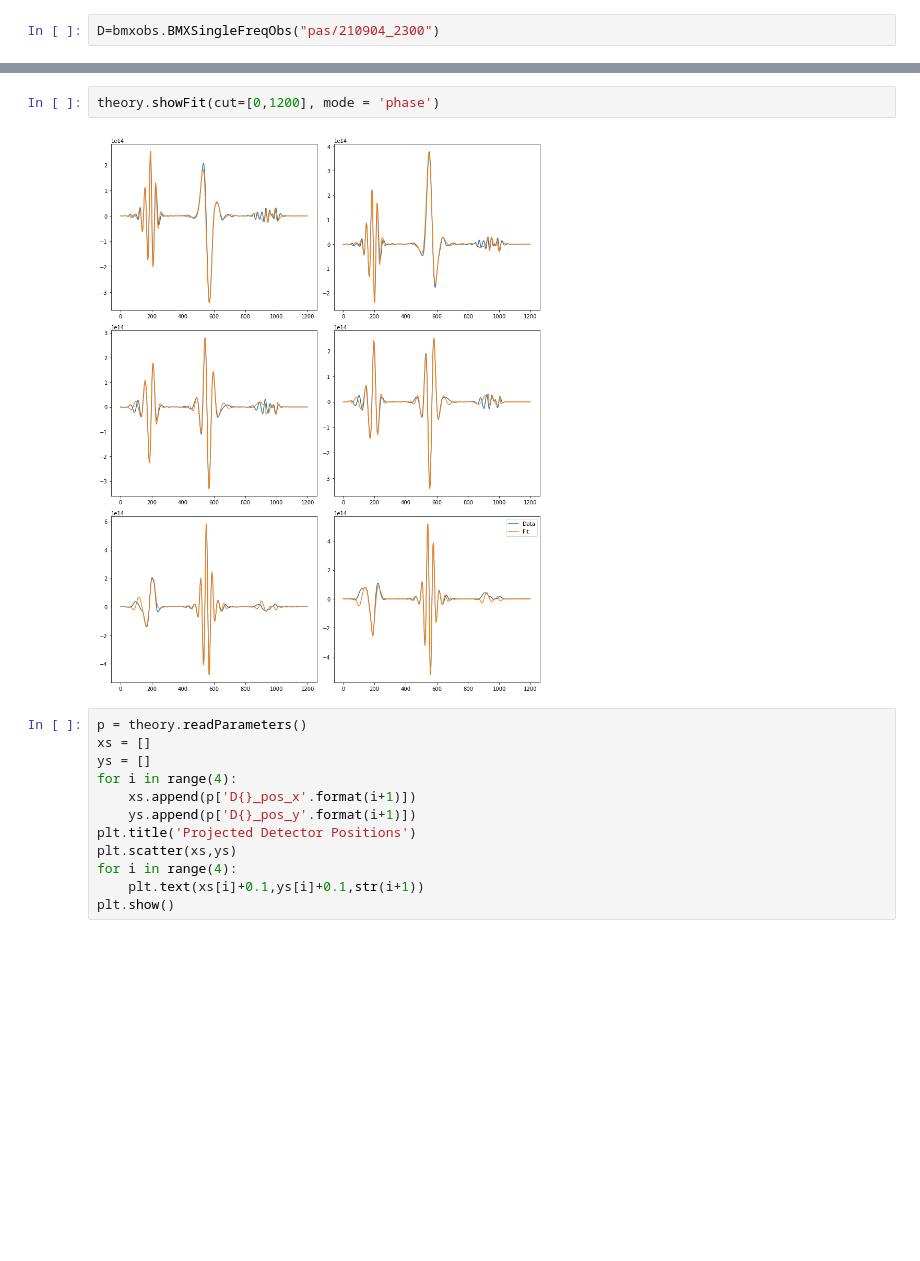
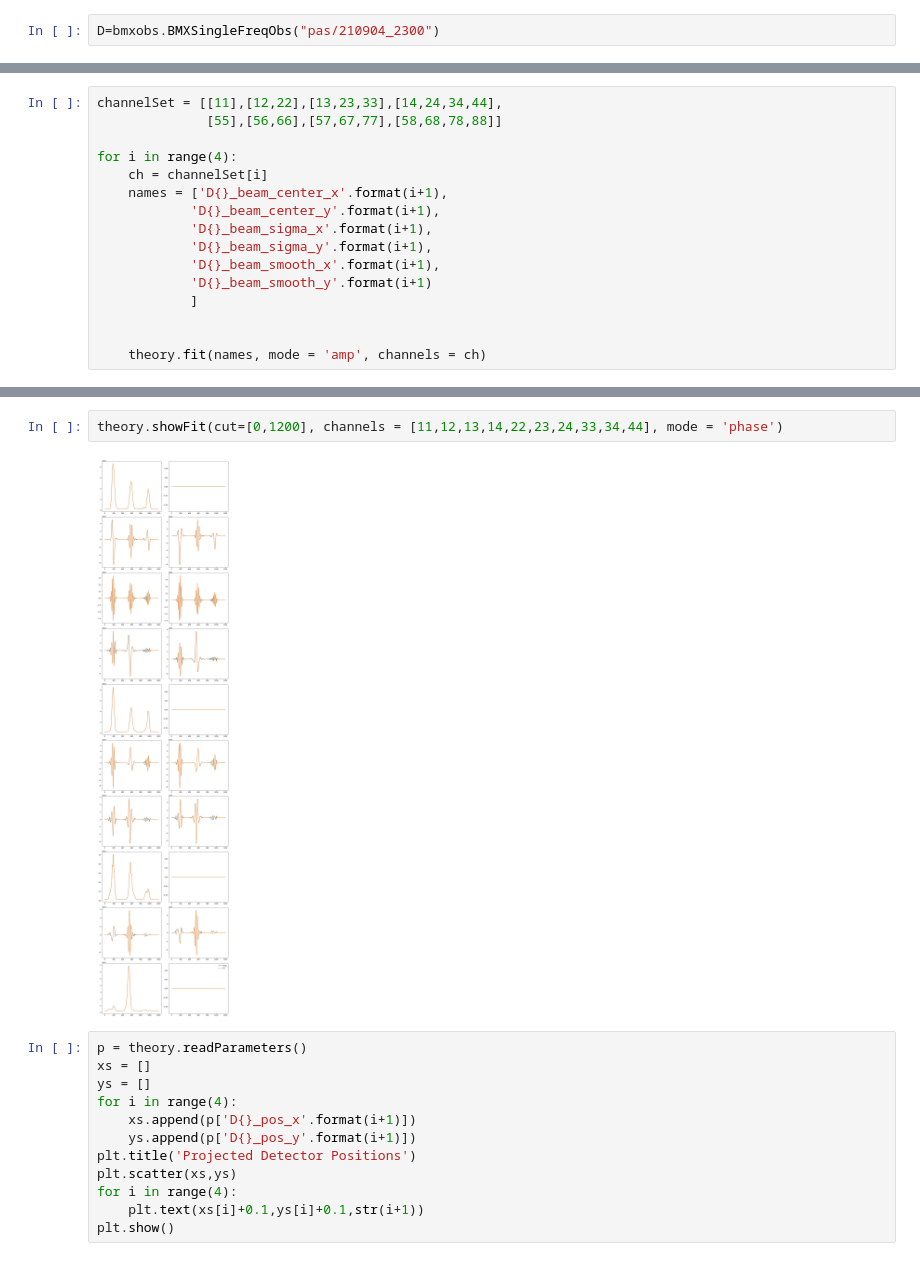
Before and after one commit to bmxdemo/bmxobs, a Jupyter notebook: towards1.ipynb, the cells around one changed output, grey strips where cells are left out. Cells and saved outputs as stored; diff of their text form; blank space fills up the shorter version.

```diff
--- a/towards1.ipynb
+++ b/towards1.ipynb
@@ -220,0 +151,16 @@ theory.showFit(cut=[9500,10000], channels = [11,12,13,14,22,23,24,33,34,44], mod
+# %%
+channelSet = [[11],[12,22],[13,23,33],[14,24,34,44],
+              [55],[56,66],[57,67,77],[58,68,78,88]]
+
+for i in range(4):
+    ch = channelSet[i]
+    names = ['D{}_beam_center_x'.format(i+1),
+            'D{}_beam_center_y'.format(i+1),
+            'D{}_beam_sigma_x'.format(i+1),
+            'D{}_beam_sigma_y'.format(i+1),
+            'D{}_beam_smooth_x'.format(i+1),
+            'D{}_beam_smooth_y'.format(i+1)
+            ]
+
+
+    theory.fit(names, mode = 'amp', channels = ch)
@@ -239,8 +194,8 @@ for i in range(3):
 [figure]
 # %%
-theory.showFit(cut=[0,1200], mode = 'phase')
+theory.showFit(cut=[0,1200], channels = [11,12,13,14,22,23,24,33,34,44], mode = 'phase')
 # %% [output]
-[figure, old version]
+[figure, new version]
 # %%
 p = theory.readParameters()
 xs = []
```
Also changed, not shown: parts of 23 cells of this notebook, 2 other files.
